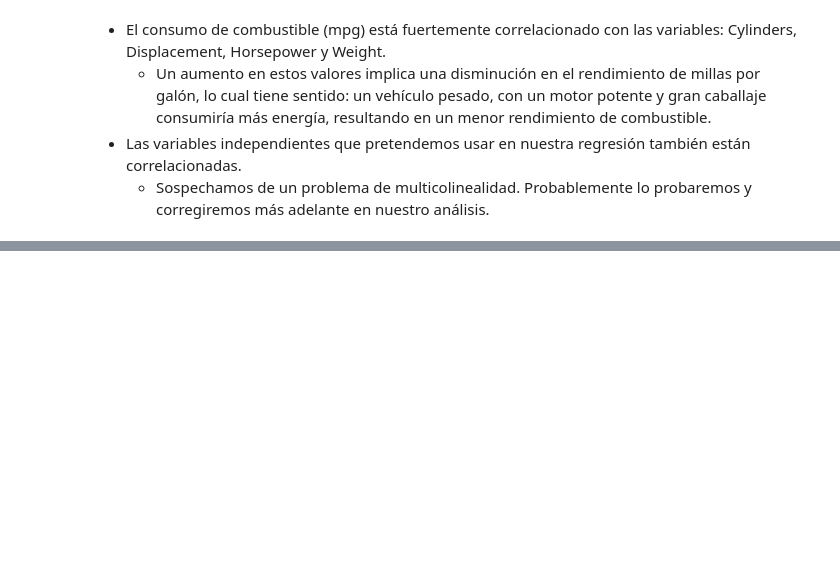
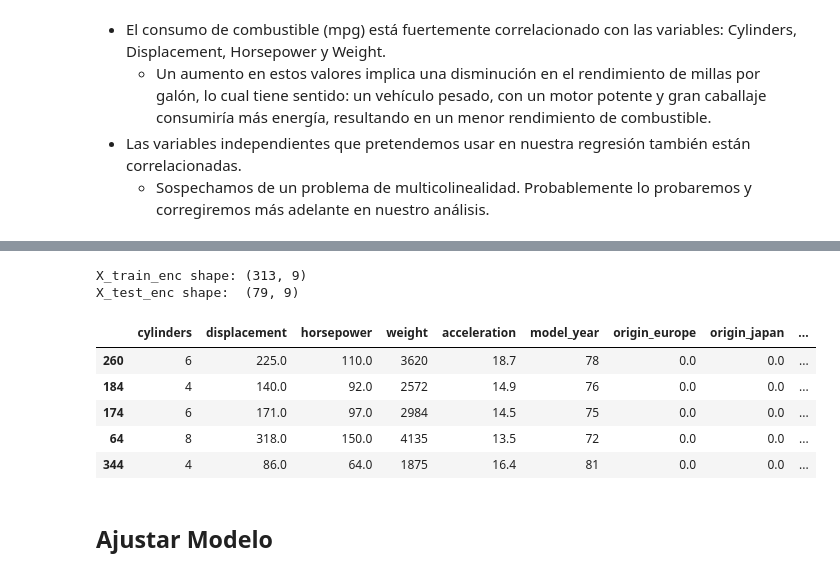
Before and after one commit to jorgermzg15/predictive-models-intro, a Jupyter notebook: Intro a Regresion Lineal.ipynb, the cells around one changed output, grey strips where cells are left out. Cells and saved outputs as stored; diff of their text form; code cells hidden in the pictures; blank space fills up the shorter version.

```diff
--- a/Intro a Regresion Lineal.ipynb
+++ b/Intro a Regresion Lineal.ipynb
@@ -399,0 +453,30 @@ Coeficiente de Determinación (R^2): 0.8447160537764755
+# %%
+# One Hot Encoder a 'origin'
+from sklearn.preprocessing import OneHotEncoder, TargetEncoder
+
+ohe = OneHotEncoder(
+    sparse_output=False,
+    handle_unknown='ignore'
+)
+
+# Fit y transform en train
+origin_train = ohe.fit_transform(X_train[['origin']])
+
+origin_train_df = pd.DataFrame(
+    origin_train,
+    columns=ohe.get_feature_names_out(['origin']),
+    index=X_train.index
+)
+
+# Solo transform en test (con el encoder ya ajustado en train)
+origin_test = ohe.transform(X_test[['origin']])
+
+origin_test_df = pd.DataFrame(
+    origin_test,
+    columns=ohe.get_feature_names_out(['origin']),
+    index=X_test.index
+)
+
+display(origin_train_df)
+print()
+display(origin_test_df)
@@ -399,0 +510,19 @@ Coeficiente de Determinación (R^2): 0.8447160537764755
+# %%
+# Combinar
+X_train_enc = X_train.drop(columns=['origin']).join([origin_train_df])
+X_test_enc  = X_test.drop(columns=['origin']).join([origin_test_df])
+
+print("X_train_enc shape:", X_train_enc.shape)
+print("X_test_enc shape: ", X_test_enc.shape)
+X_train_enc.head()
+# %% [output]
+X_train_enc shape: (313, 9)
+X_test_enc shape:  (79, 9)
+|  | cylinders | displacement | horsepower | weight | acceleration | model_year | origin_europe | origin_japan | ... |
+| 260 | 6 | 225.0 | 110.0 | 3620 | 18.7 | 78 | 0.0 | 0.0 | ... |
+| 184 | 4 | 140.0 | 92.0 | 2572 | 14.9 | 76 | 0.0 | 0.0 | ... |
+| 174 | 6 | 171.0 | 97.0 | 2984 | 14.5 | 75 | 0.0 | 0.0 | ... |
+| 64 | 8 | 318.0 | 150.0 | 4135 | 13.5 | 72 | 0.0 | 0.0 | ... |
+| 344 | 4 | 86.0 | 64.0 | 1875 | 16.4 | 81 | 0.0 | 0.0 | ... |
+# %% [markdown]
+## Ajustar Modelo
```
Also changed, not shown: parts of 46 cells of this notebook, 7 other files.
